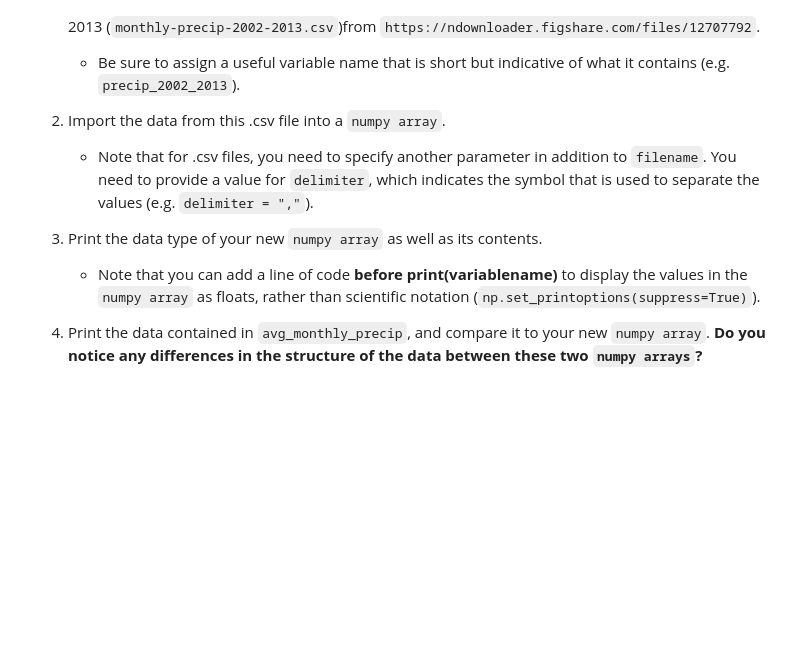
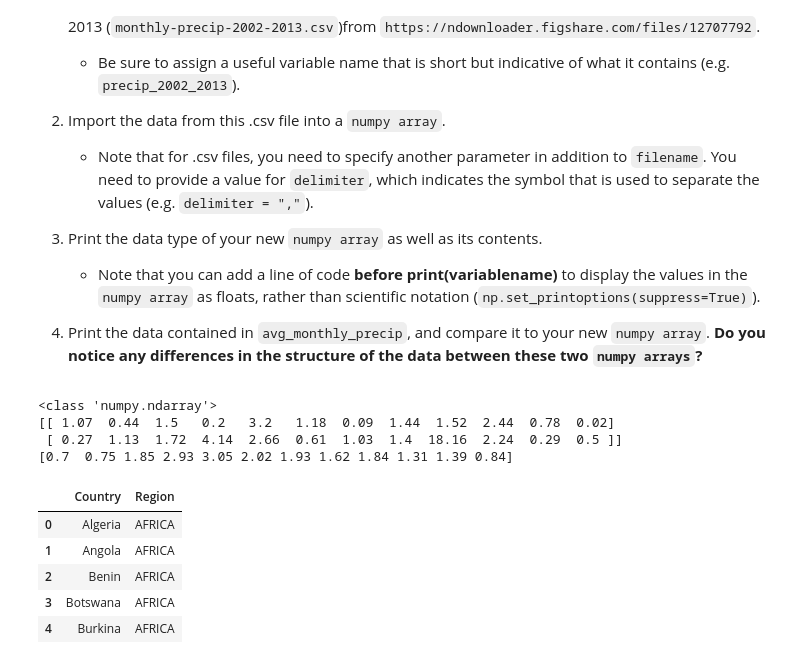
Before and after one commit to ljmoser83/ea-bootcamp-day-4, a Jupyter notebook: import-text-files-numpy-arrays.ipynb, the cells around one changed output. Saved outputs shown, nothing was run; the diff lists cells and outputs as text; code cells hidden in the pictures; blank space fills up the shorter version.

Commit message:
worked through numpy functions and url requests

```diff
--- a/import-text-files-numpy-arrays.ipynb
+++ b/import-text-files-numpy-arrays.ipynb
@@ -158,10 +172,10 @@ Test your `Python` skills to:
 # %%
 # download .csv containing monthly average precipitation for Boulder, CO
 urllib.request.urlretrieve(url = "https://ndownloader.figshare.com/files/12707792",
-                           filename = "data/monthly-precip-2002-2013.csv")
+                           filename = "monthly-precip-2002-2013.csv")
 
 # import the monthly average values from `monthly-precip-2002-2013.csv` as a numpy array
-precip_2002_2013 = np.loadtxt(fname= "/home/jpalomino/earth-analytics-bootcamp/data/monthly-precip-2002-2013.csv", delimiter = ",")
+precip_2002_2013 = np.loadtxt(fname= "monthly-precip-2002-2013.csv", delimiter = ",")
 
 # print the type for the `months` variable
 print(type(precip_2002_2013))
@@ -174,3 +188,21 @@ print(precip_2002_2013)
 
 # print the data in `avg_monthly_precip`
 print(avg_monthly_precip)
+# %% [output]
+<class 'numpy.ndarray'>
+[[ 1.07  0.44  1.5   0.2   3.2   1.18  0.09  1.44  1.52  2.44  0.78  0.02]
+ [ 0.27  1.13  1.72  4.14  2.66  0.61  1.03  1.4  18.16  2.24  0.29  0.5 ]]
+[0.7  0.75 1.85 2.93 3.05 2.02 1.93 1.62 1.84 1.31 1.39 0.84]
+# %%
+import pandas as pd
+
+url="https://raw.githubusercontent.com/cs109/2014_data/master/countries.csv"
+c=pd.read_csv(url)
+c.head(5)
+# %% [output]
+|  | Country | Region |
+| 0 | Algeria | AFRICA |
+| 1 | Angola | AFRICA |
+| 2 | Benin | AFRICA |
+| 3 | Botswana | AFRICA |
+| 4 | Burkina | AFRICA |
```
Also changed, not shown: parts of 8 cells of this notebook, 7 other files.
